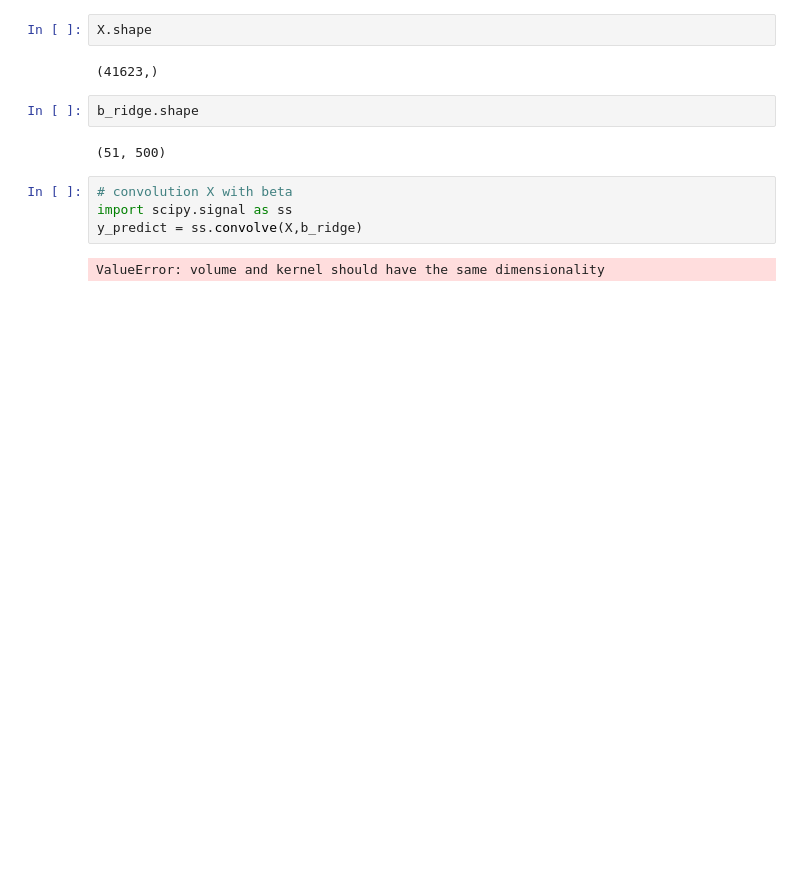
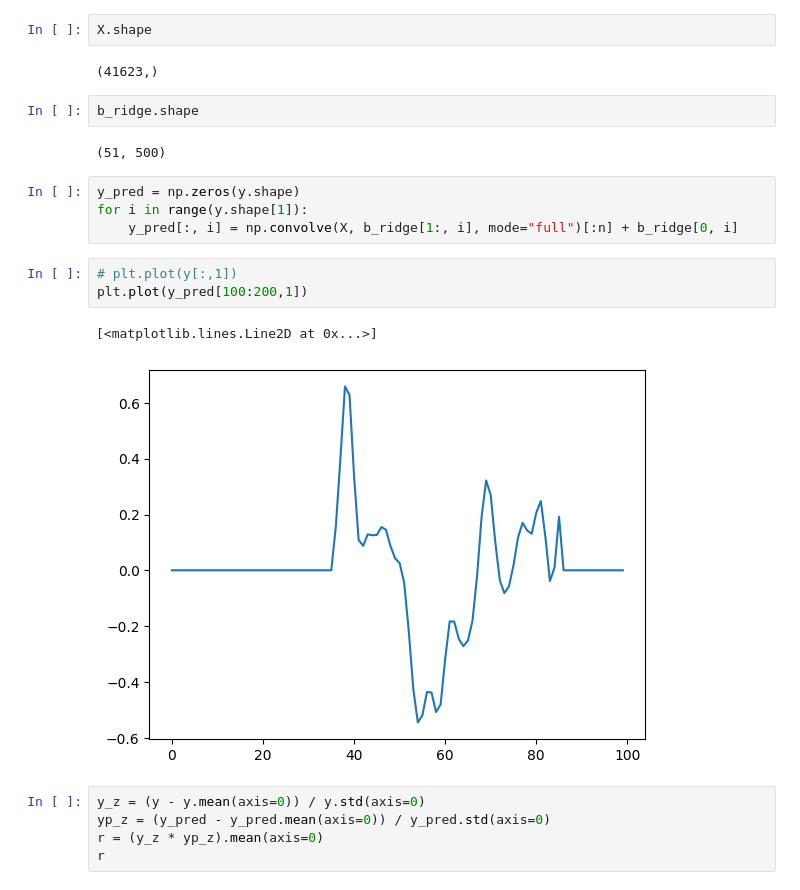
Before and after one commit to OleBialas/test-encoding-model, a Jupyter notebook: notebooks/data_analysis.ipynb, the cells around one changed output. Cells and saved outputs as stored; diff of their text form; blank space fills up the shorter version.

Commit message:
add prediction

```diff
--- a/notebooks/data_analysis.ipynb
+++ b/notebooks/data_analysis.ipynb
@@ -101,8 +94,17 @@ b_ridge.shape
 # %% [output]
 (51, 500)
 # %%
-# convolution X with beta
-import scipy.signal as ss
-y_predict = ss.convolve(X,b_ridge)
+y_pred = np.zeros(y.shape)
+for i in range(y.shape[1]):
+    y_pred[:, i] = np.convolve(X, b_ridge[1:, i], mode="full")[:n] + b_ridge[0, i]
-# %% [output]
-ValueError: volume and kernel should have the same dimensionality
+# %%
+# plt.plot(y[:,1])
+plt.plot(y_pred[100:200,1])
+# %% [output]
+[<matplotlib.lines.Line2D at 0x...>]
+[figure, added]
+# %%
+y_z = (y - y.mean(axis=0)) / y.std(axis=0)
+yp_z = (y_pred - y_pred.mean(axis=0)) / y_pred.std(axis=0)
+r = (y_z * yp_z).mean(axis=0)
+r
```
Also changed, not shown: parts of 7 cells of this notebook.
